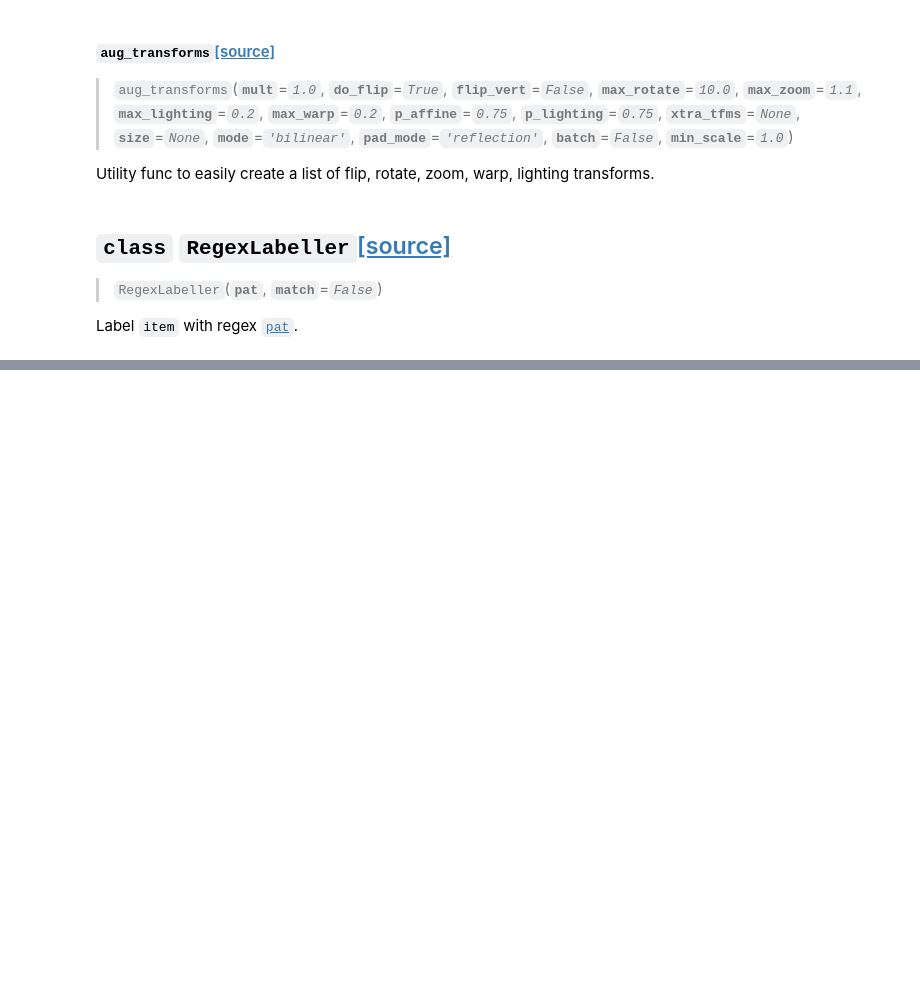
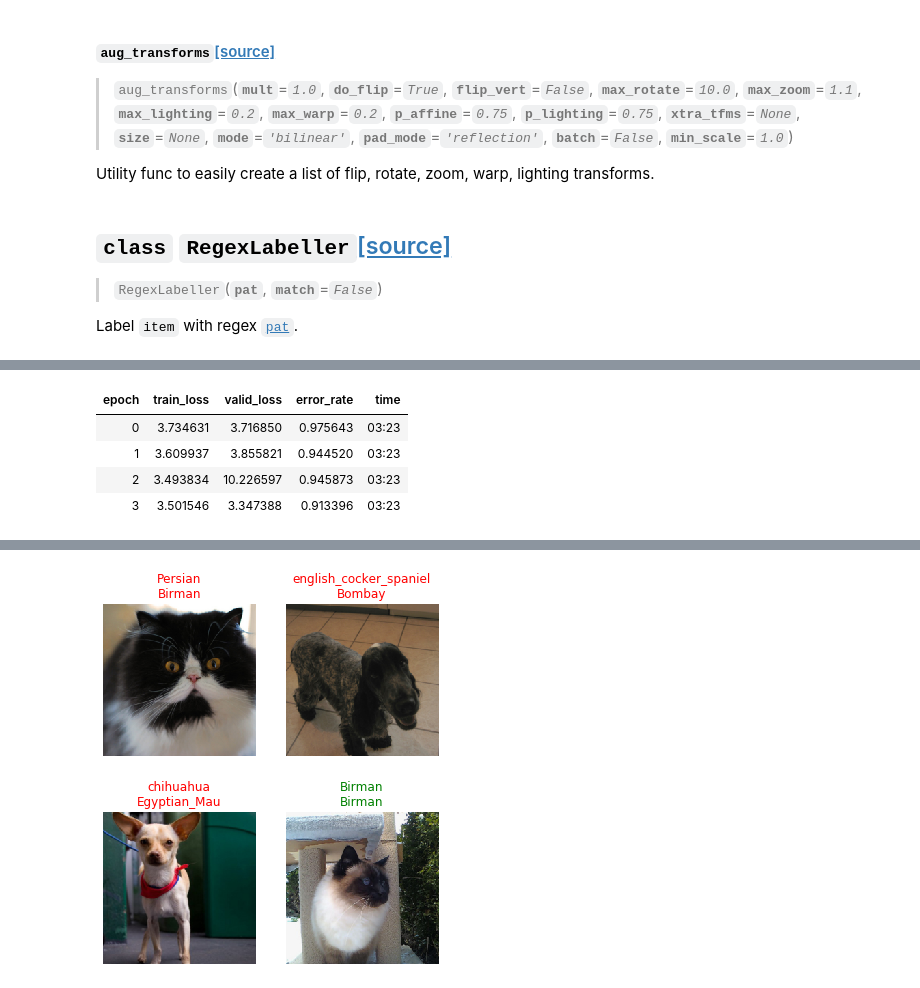
Before and after one commit to hoftherose/FastaiV2Course, a Jupyter notebook: nbs/00_PracticalDeepLearning2019.Lesson1.ipynb, the cells around one changed output, grey strips where cells are left out. Saved outputs shown, nothing was run; the diff lists cells and outputs as text; code cells hidden in the pictures; blank space fills up the shorter version.

```diff
--- a/nbs/00_PracticalDeepLearning2019.Lesson1.ipynb
+++ b/nbs/00_PracticalDeepLearning2019.Lesson1.ipynb
@@ -167,0 +204,11 @@ dls.show_batch()
+# %%
+#show
+learner = Learner(dls, resnet34(pretrained=True), metrics=error_rate)
+learner.fit(4)
+learner.show_results()
+# %% [output]
+| epoch | train_loss | valid_loss | error_rate | time |
+| 0 | 3.734631 | 3.716850 | 0.975643 | 03:23 |
+| 1 | 3.609937 | 3.855821 | 0.944520 | 03:23 |
+| 2 | 3.493834 | 10.226597 | 0.945873 | 03:23 |
+| 3 | 3.501546 | 3.347388 | 0.913396 | 03:23 |
@@ -167,0 +216 @@ dls.show_batch()
+[figure, added]
```
Also changed, not shown: parts of 30 cells of this notebook, 2 other files.
